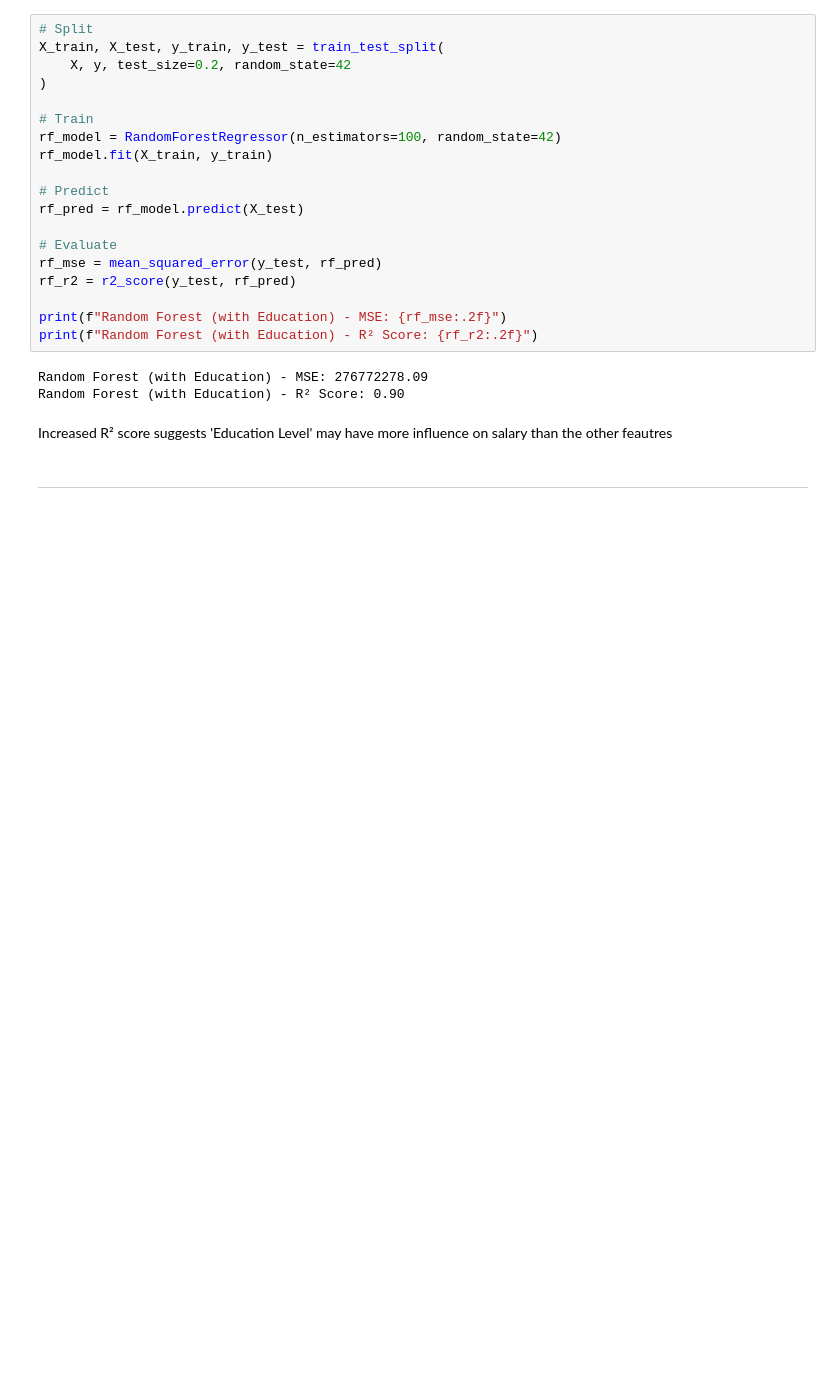
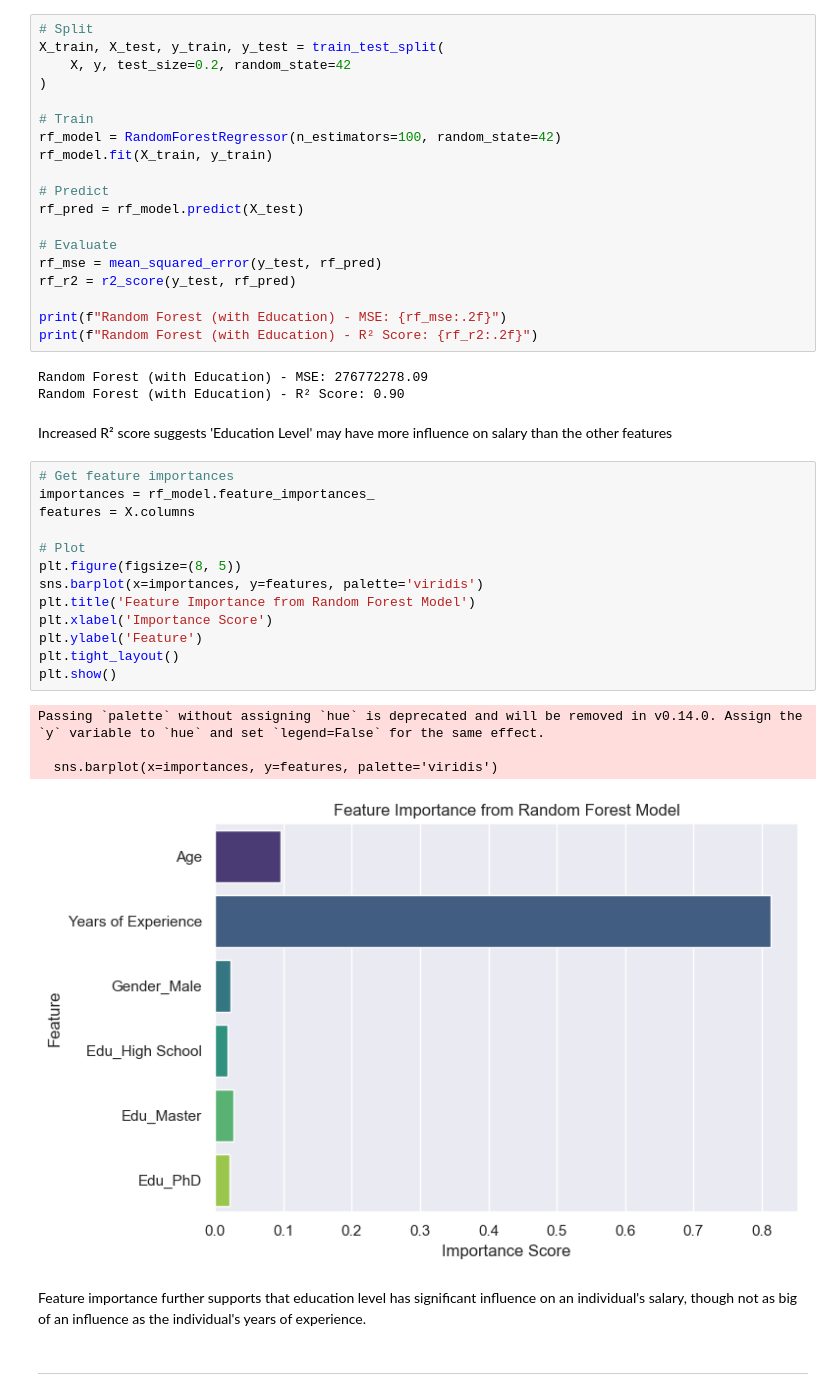
Before and after one commit to desi-C/How-Much-Are-We-Worth, a Jupyter notebook: salary-predictor_csc_447_final_project.ipynb, the cells around one changed output. Saved outputs shown, nothing was run; the diff lists cells and outputs as text; blank space fills up the shorter version.

Commit message:
Random Forest feature importance

```diff
--- a/salary-predictor_csc_447_final_project.ipynb
+++ b/salary-predictor_csc_447_final_project.ipynb
@@ -894,7 +892,27 @@ print(f"Random Forest (with Education) - R² Score: {rf_r2:.2f}")
 Random Forest (with Education) - MSE: 276772278.09
 Random Forest (with Education) - R² Score: 0.90
 # %% [markdown]
-Increased R² score suggests 'Education Level' may have more influence on salary than the other feautres
+Increased R² score suggests 'Education Level' may have more influence on salary than the other features
+# %%
+# Get feature importances
+importances = rf_model.feature_importances_
+features = X.columns
+
+# Plot
+plt.figure(figsize=(8, 5))
+sns.barplot(x=importances, y=features, palette='viridis')
+plt.title('Feature Importance from Random Forest Model')
+plt.xlabel('Importance Score')
+plt.ylabel('Feature')
+plt.tight_layout()
+plt.show()
+# %% [output]
+Passing `palette` without assigning `hue` is deprecated and will be removed in v0.14.0. Assign the `y` variable to `hue` and set `legend=False` for the same effect.
+
+  sns.barplot(x=importances, y=features, palette='viridis')
+[figure, added]
+# %% [markdown]
+Feature importance further supports that education level has significant influence on an individual's salary, though not as big of an influence as the individual's years of experience.
 # %% [markdown]
 <hr>
 # %% [markdown]
```
Also changed, not shown: parts of 1 cell of this notebook.
